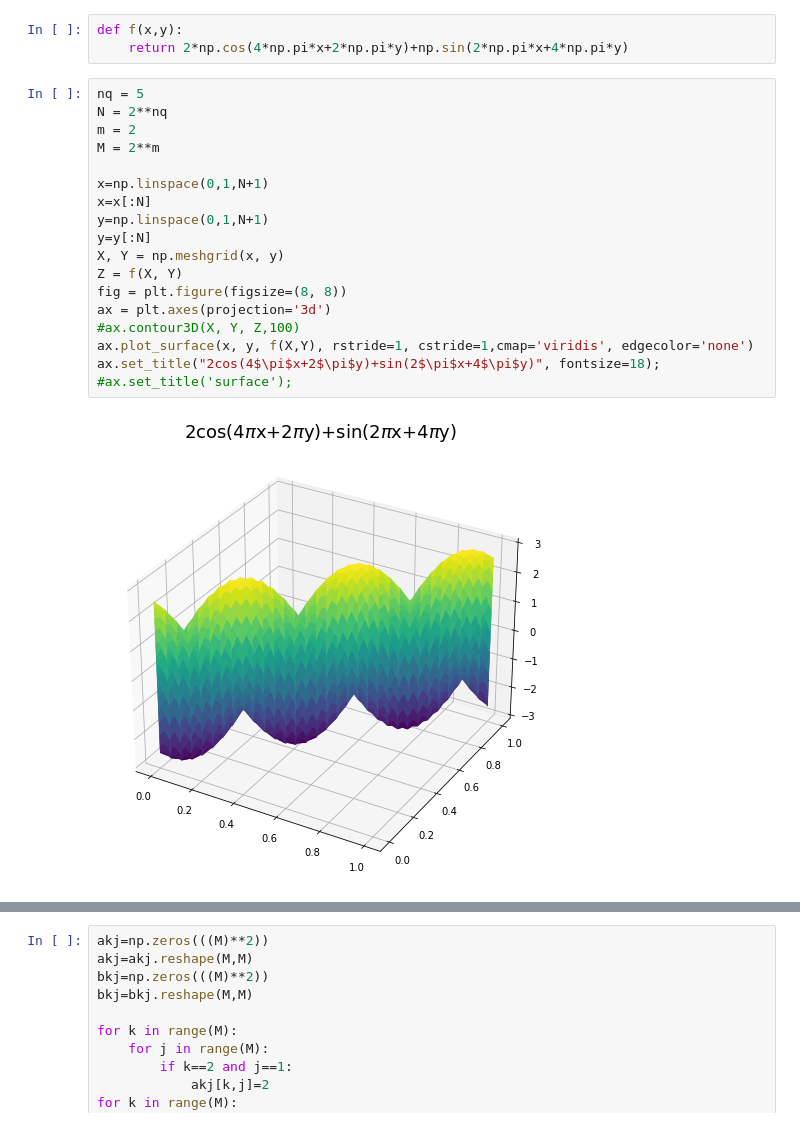
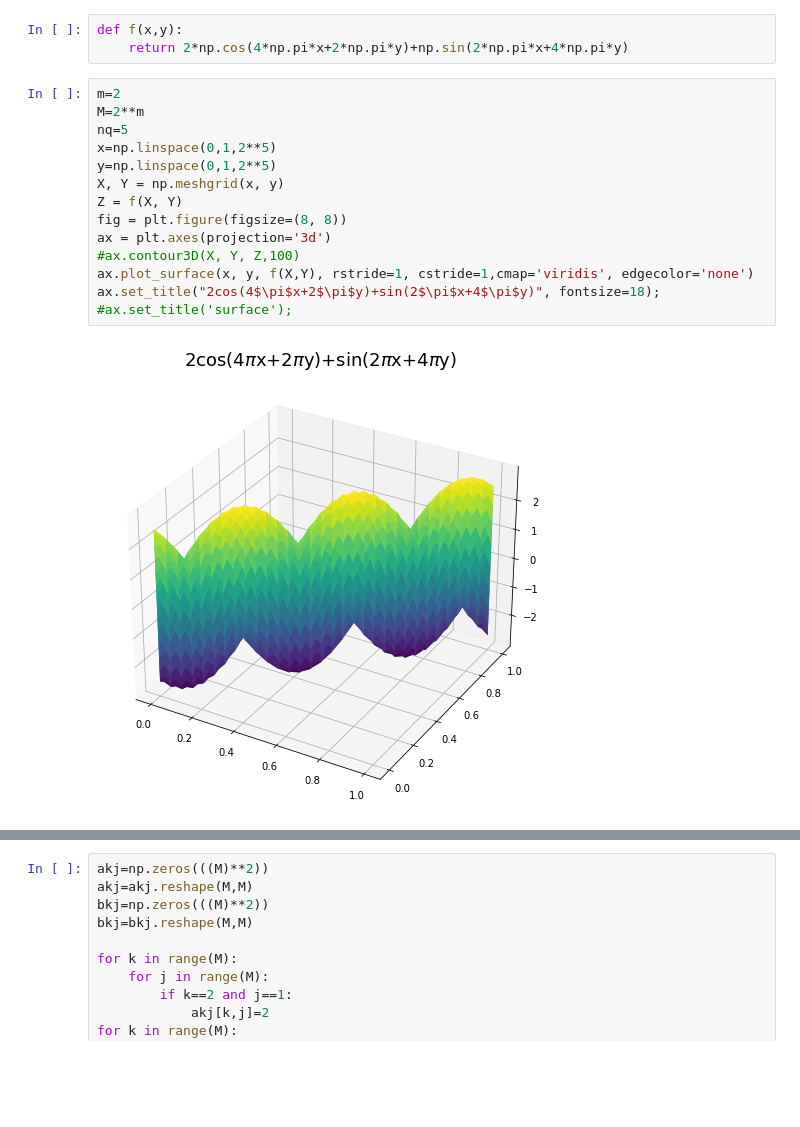
Before and after one commit to Arun-quant/PDE, a Jupyter notebook: 2D function representation/2D ansatz-test-2.ipynb, the cells around one changed output, grey strips where cells are left out. Cells and saved outputs as stored; diff of their text form; blank space fills up the shorter version.

```diff
--- a/2D function representation/2D ansatz-test-2.ipynb
+++ b/2D function representation/2D ansatz-test-2.ipynb
@@ -9,25 +9,21 @@ import cmath
 def f(x,y):
     return 2*np.cos(4*np.pi*x+2*np.pi*y)+np.sin(2*np.pi*x+4*np.pi*y)
 # %%
-nq = 5
-N = 2**nq
-m = 2
-M = 2**m
-
-x=np.linspace(0,1,N+1)
-x=x[:N]
-y=np.linspace(0,1,N+1)
-y=y[:N]
+m=2
+M=2**m
+nq=5
+x=np.linspace(0,1,2**5)
+y=np.linspace(0,1,2**5)
 X, Y = np.meshgrid(x, y)
 Z = f(X, Y)
 fig = plt.figure(figsize=(8, 8))
 ax = plt.axes(projection='3d')
 #ax.contour3D(X, Y, Z,100)
 ax.plot_surface(x, y, f(X,Y), rstride=1, cstride=1,cmap='viridis', edgecolor='none')
 ax.set_title("2cos(4$\pi$x+2$\pi$y)+sin(2$\pi$x+4$\pi$y)", fontsize=18);
 #ax.set_title('surface');
 # %% [output]
-[figure, old version]
+[figure, new version]
 # %%
 from mpl_toolkits.mplot3d import Axes3D
 from matplotlib import cm
```
Also changed, not shown: parts of 5 cells of this notebook.
